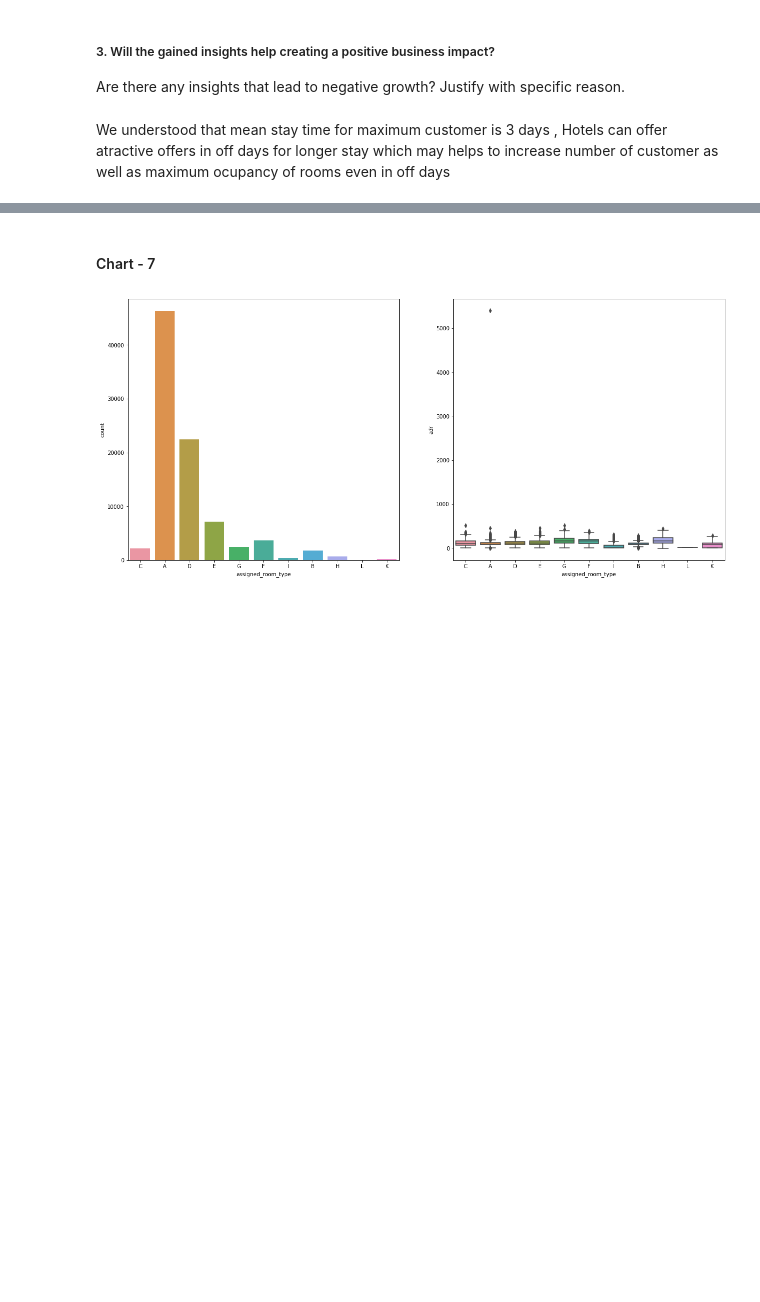
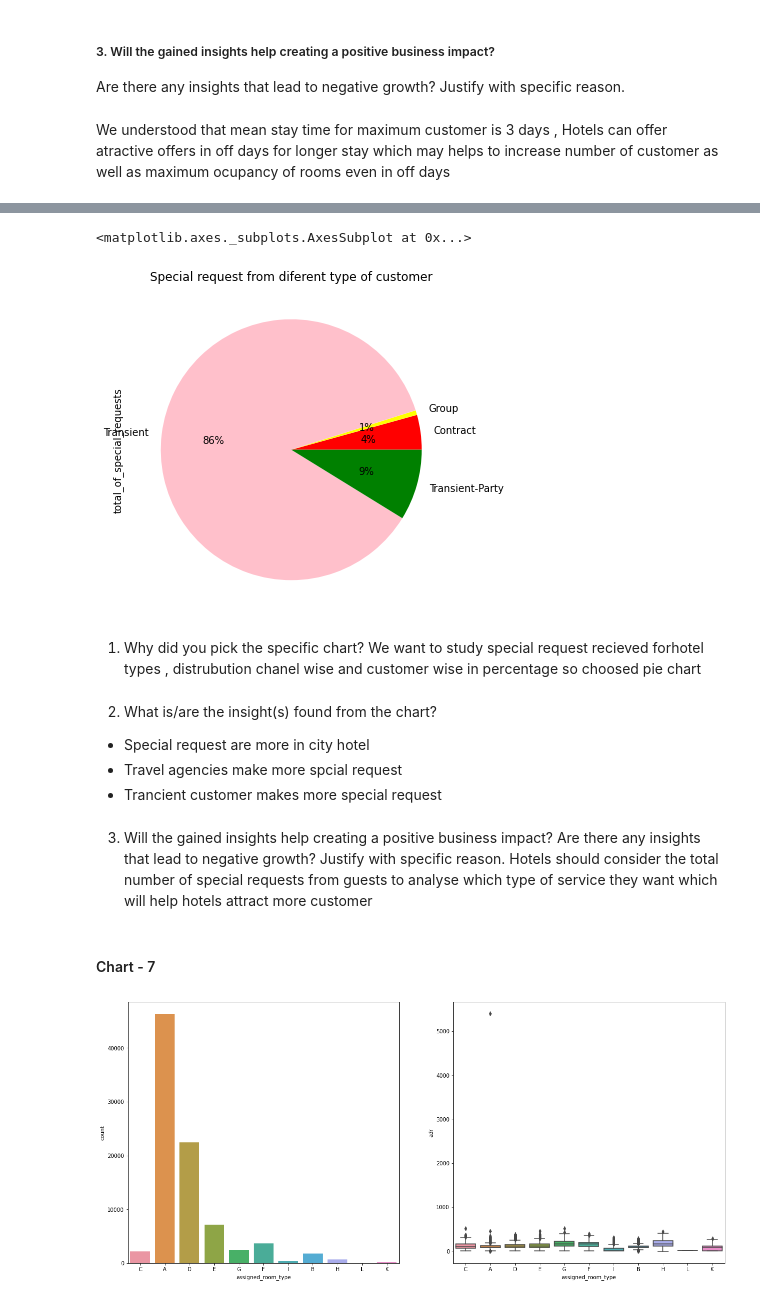
Before and after one commit to Udaya12692/Capstone-priject-Hotel-booking-, a Jupyter notebook: EDA_Hotel_Booking_Analysis_Final.ipynb, the cells around one changed output, grey strips where cells are left out. Cells and saved outputs as stored; diff of their text form; code cells hidden in the pictures; blank space fills up the shorter version.

```diff
--- a/EDA_Hotel_Booking_Analysis_Final.ipynb
+++ b/EDA_Hotel_Booking_Analysis_Final.ipynb
@@ -478,3 +541,24 @@ We understood that mean stay time for maximum customer is 3 days , Hotels can of
+# %%
+# Percentage of Special for diffrent customer type
+Spelial_requestdf.reset_index()
+Spelial_request_T.groupby(['customer_type']).sum().plot(kind='pie', y='points', autopct='%1.0f%%',
+                                colors = ['red', 'yellow','pink','green',],
+                                title='Special request from diferent type of customer')
+# %% [output]
+<matplotlib.axes._subplots.AxesSubplot at 0x...>
+[figure, added]
+# %% [markdown]
+1. Why did you pick the specific chart?
+We want to study special request recieved forhotel types , distrubution chanel wise and customer wise in percentage so choosed pie chart
+# %% [markdown]
+2. What is/are the insight(s) found from the chart?
+*   Special request are more in city hotel
+*   Travel agencies make more spcial request
+*    Trancient customer makes more special request
+# %% [markdown]
+3. Will the gained insights help creating a positive business impact?
+Are there any insights that lead to negative growth? Justify with specific reason.
+Hotels should consider the total number of special requests from guests to analyse which type of service they want which will help  hotels attract more customer
 # %% [markdown]
 #### Chart - 7
 # %%
```
Also changed, not shown: parts of 16 cells of this notebook.
